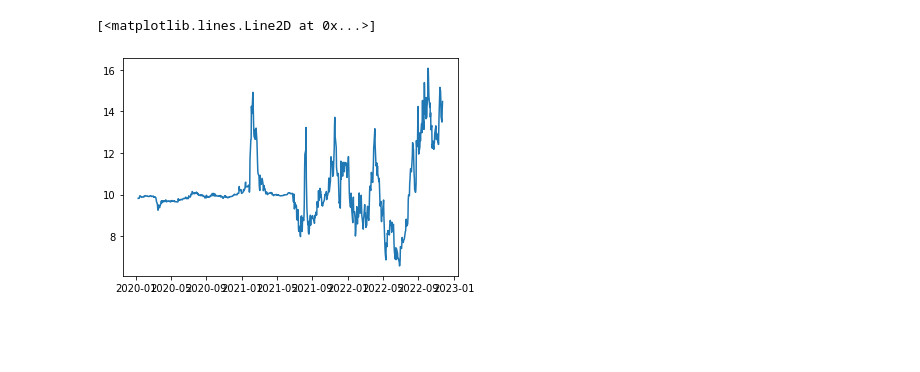
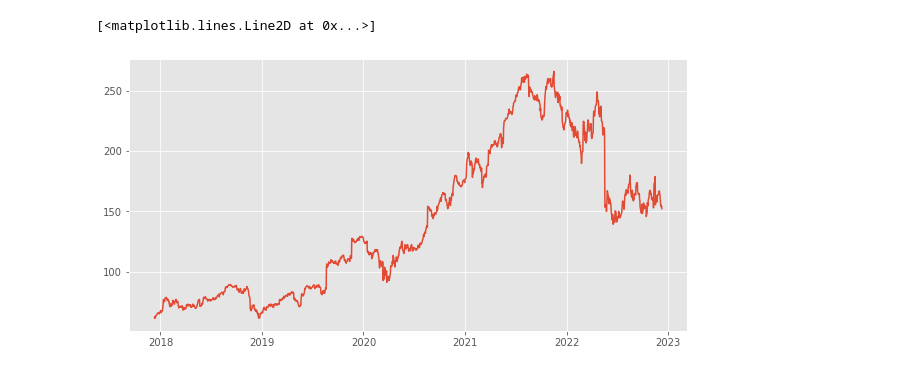
Before and after one commit to lucienqchen/sig, a Jupyter notebook: stock_lstm.ipynb, the cells around one changed output. Cells and saved outputs as stored; diff of their text form; code cells hidden in the pictures; blank space fills up the shorter version.

```diff
--- a/stock_lstm.ipynb
+++ b/stock_lstm.ipynb
@@ -14,9 +17,11 @@ plt.style.use("ggplot")
 # %%
-data = pdr.get_data_yahoo("FREY")
+ticker = "TGT"
+data = pdr.get_data_yahoo(ticker)
+plt.figure(figsize=(10,5))
 plt.plot(data['Close'])
 # %% [output]
 [<matplotlib.lines.Line2D at 0x...>]
-[figure, old version]
+[figure, new version]
 # %%
 close = data["Close"].values
 training_data_len = math.ceil(len(close) * 0.8)
```
Also changed, not shown: parts of 4 cells of this notebook, 3 other files.
